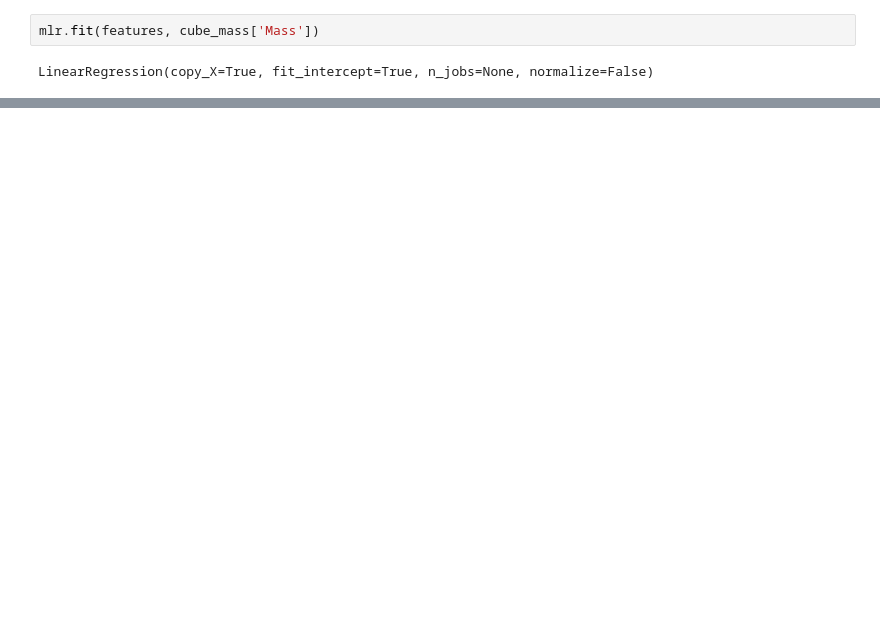
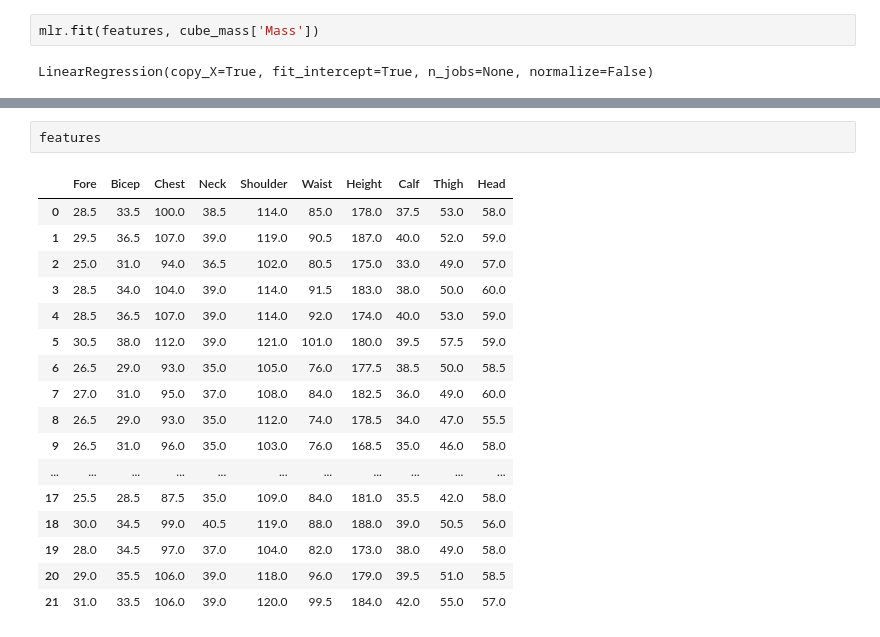
Before and after one commit to podrazque/linear-regression-and-plotting, a Jupyter notebook: HW6.ipynb, the cells around one changed output, grey strips where cells are left out. Drawn from its saved outputs; the diff is of its cells as text; blank space fills up the shorter version.

```diff
--- a/HW6.ipynb
+++ b/HW6.ipynb
@@ -150,0 +174,20 @@ Text(0, 0.5, 'Residual')
+# %%
+features
+# %% [output]
+|  | Fore | Bicep | Chest | Neck | Shoulder | Waist | Height | Calf | Thigh | Head |
+| 0 | 28.5 | 33.5 | 100.0 | 38.5 | 114.0 | 85.0 | 178.0 | 37.5 | 53.0 | 58.0 |
+| 1 | 29.5 | 36.5 | 107.0 | 39.0 | 119.0 | 90.5 | 187.0 | 40.0 | 52.0 | 59.0 |
+| 2 | 25.0 | 31.0 | 94.0 | 36.5 | 102.0 | 80.5 | 175.0 | 33.0 | 49.0 | 57.0 |
+| 3 | 28.5 | 34.0 | 104.0 | 39.0 | 114.0 | 91.5 | 183.0 | 38.0 | 50.0 | 60.0 |
+| 4 | 28.5 | 36.5 | 107.0 | 39.0 | 114.0 | 92.0 | 174.0 | 40.0 | 53.0 | 59.0 |
+| 5 | 30.5 | 38.0 | 112.0 | 39.0 | 121.0 | 101.0 | 180.0 | 39.5 | 57.5 | 59.0 |
+| 6 | 26.5 | 29.0 | 93.0 | 35.0 | 105.0 | 76.0 | 177.5 | 38.5 | 50.0 | 58.5 |
+| 7 | 27.0 | 31.0 | 95.0 | 37.0 | 108.0 | 84.0 | 182.5 | 36.0 | 49.0 | 60.0 |
+| 8 | 26.5 | 29.0 | 93.0 | 35.0 | 112.0 | 74.0 | 178.5 | 34.0 | 47.0 | 55.5 |
+| 9 | 26.5 | 31.0 | 96.0 | 35.0 | 103.0 | 76.0 | 168.5 | 35.0 | 46.0 | 58.0 |
+| ... | ... | ... | ... | ... | ... | ... | ... | ... | ... | ... |
+| 17 | 25.5 | 28.5 | 87.5 | 35.0 | 109.0 | 84.0 | 181.0 | 35.5 | 42.0 | 58.0 |
+| 18 | 30.0 | 34.5 | 99.0 | 40.5 | 119.0 | 88.0 | 188.0 | 39.0 | 50.5 | 56.0 |
+| 19 | 28.0 | 34.5 | 97.0 | 37.0 | 104.0 | 82.0 | 173.0 | 38.0 | 49.0 | 58.0 |
+| 20 | 29.0 | 35.5 | 106.0 | 39.0 | 118.0 | 96.0 | 179.0 | 39.5 | 51.0 | 58.5 |
+| 21 | 31.0 | 33.5 | 106.0 | 39.0 | 120.0 | 99.5 | 184.0 | 42.0 | 55.0 | 57.0 |
```
Also changed, not shown: parts of 4 cells of this notebook.
